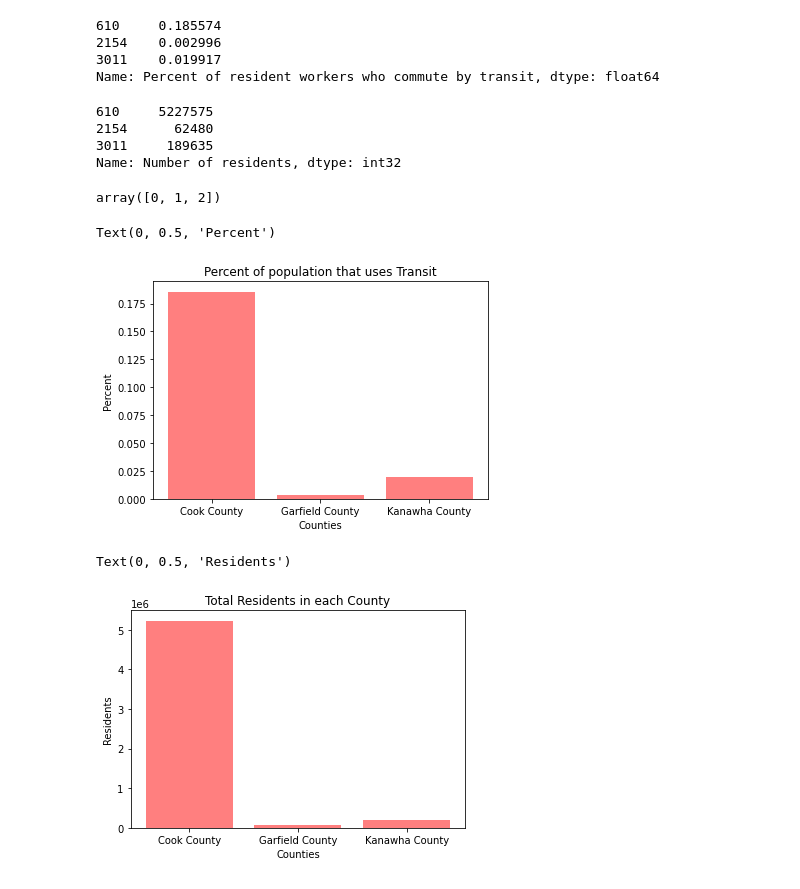
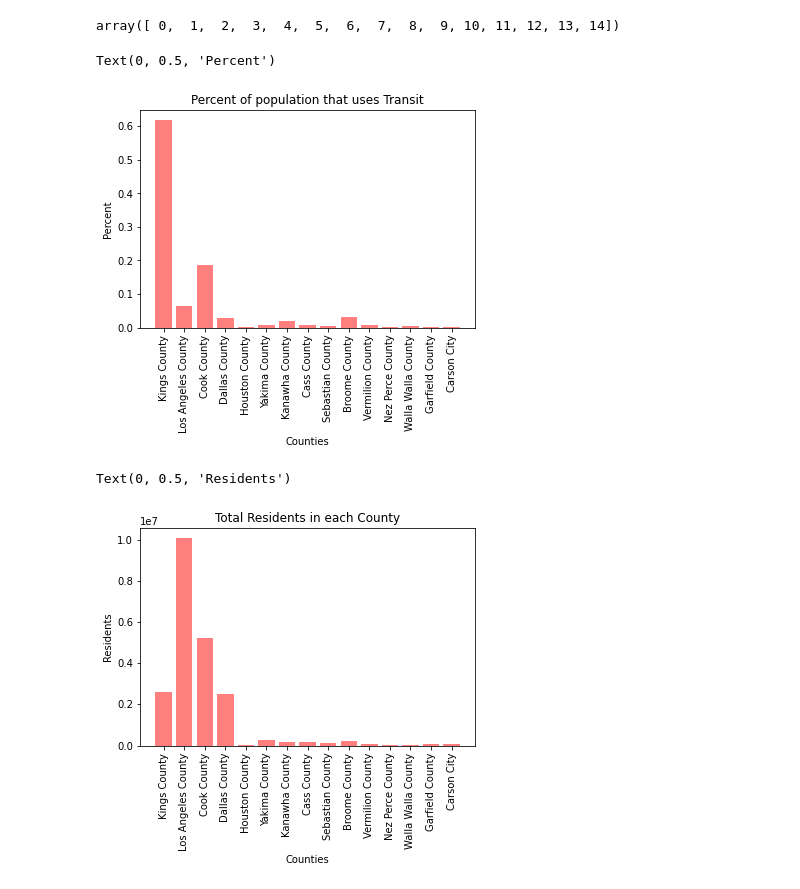
Before and after one commit to jeugenio103/project-1, a Jupyter notebook: blahblah.ipynb, the cells around one changed output. Saved outputs shown, nothing was run; the diff lists cells and outputs as text; code cells hidden in the pictures.

```diff
--- a/blahblah.ipynb
+++ b/blahblah.ipynb
@@ -37,8 +79,6 @@ list(transportation_profile_df.columns.values)
 # %%
-#clean_data_df = transportation_profile_df.loc[(transportation_profile_df['County FIPS'] == 17031)  (transportation_profile_df['County FIPS'] == 40047)]
-clean_data_df = transportation_profile_df.loc[[610, 2154, 3011], ['County Name', 'State Name','Percent of resident workers who commute by transit','Number of residents']]
-
-# and 40047 and 54039)
+#New Dataframe from Transportation Profile
+clean_data_df = transportation_profile_df.loc[[1851, 204, 610, 2579, 2635, 2991, 3011, 1998, 176, 1831, 687, 585, 2888, 2154, 1763], ['County Name', 'State Name','Percent of resident workers who commute by transit','Number of residents']]
 clean_data_df
 # %% [output]
 |  | County Name | State Name | Percent of resident workers who c... | Number of residents |
@@ -48,46 +100,36 @@ clean_data_df
 # %%
+#Transit Data and County Residents
 transit_data = clean_data_df['Percent of resident workers who commute by transit']
 county_residents = clean_data_df['Number of residents']
-transit_data
+county_residents = county_residents.replace(",", "",regex=True)
+new_resident_count = county_residents.astype(int)
-# %% [output]
-610     0.185574
-2154    0.002996
-3011    0.019917
-Name: Percent of resident workers who commute by transit, dtype: float64
-# %%
-county_residents = county_residents.replace(",", "",regex=True)
-new_resident_count = county_residents.astype(int)
-new_resident_count
-# %% [output]
-610     5227575
-2154      62480
-3011     189635
-Name: Number of residents, dtype: int32
 # %%
 x_axis = np.arange(len(transit_data))
 x_axis
 # %% [output]
-array([0, 1, 2])
+array([ 0,  1,  2,  3,  4,  5,  6,  7,  8,  9, 10, 11, 12, 13, 14])
 # %%
+#Graph Details
+x_axis = np.arange(len(transit_data))
+x_axis
 plt.bar(x_axis, transit_data, color='r', alpha=0.5, align="center")
 tick_locations = [value for value in x_axis]
-plt.xticks(tick_locations, ["Cook County", "Garfield County", "Kanawha County"])
-# Give our chart some labels and a tile
+plt.xticks(tick_locations, ["Kings County", "Los Angeles County", "Cook County", "Dallas County", "Houston County", "Yakima County", "Kanawha County", "Cass County", "Sebastian County", "Broome County", "Vermilion County", "Nez Perce County", "Walla Walla County", "Garfield County", "Carson City" ], rotation="vertical")
 plt.title("Percent of population that uses Transit")
 plt.xlabel("Counties")
 plt.ylabel("Percent")
 # %% [output]
 Text(0, 0.5, 'Percent')
-[figure, old version]
+[figure, new version]
 # %%
+#Graph Details
 x_axis = np.arange(len(new_resident_count))
 plt.bar(x_axis, new_resident_count, color='r', alpha=0.5, align="center")
 tick_locations = [value for value in x_axis]
-plt.xticks(tick_locations, ["Cook County", "Garfield County", "Kanawha County"])
-# Give our chart some labels and a tile
+plt.xticks(tick_locations, ["Kings County", "Los Angeles County", "Cook County", "Dallas County", "Houston County", "Yakima County", "Kanawha County", "Cass County", "Sebastian County", "Broome County", "Vermilion County", "Nez Perce County", "Walla Walla County", "Garfield County", "Carson City" ], rotation="vertical")
 plt.title("Total Residents in each County")
 plt.xlabel("Counties")
 plt.ylabel("Residents")
 # %% [output]
 Text(0, 0.5, 'Residents')
-[figure, old version]
+[figure, new version]
```
Also changed, not shown: parts of 5 cells of this notebook, 14 other files.
